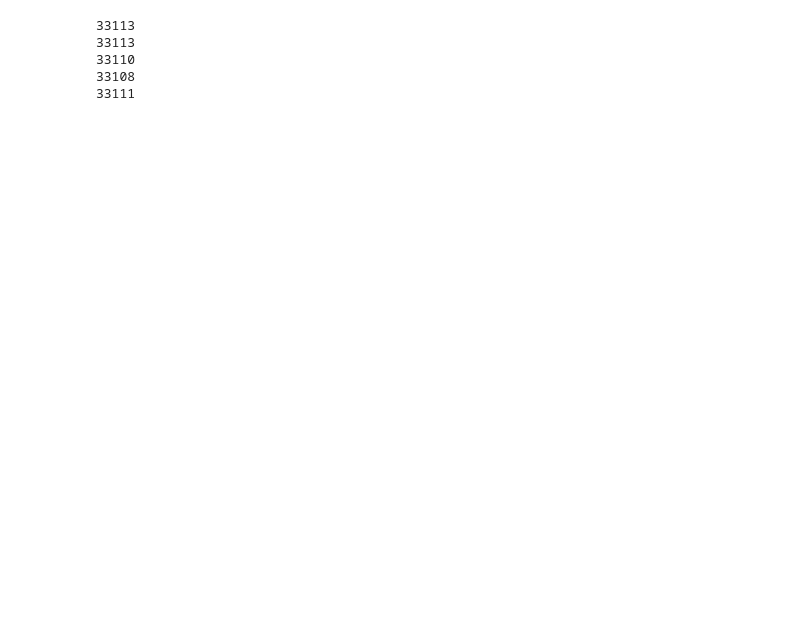
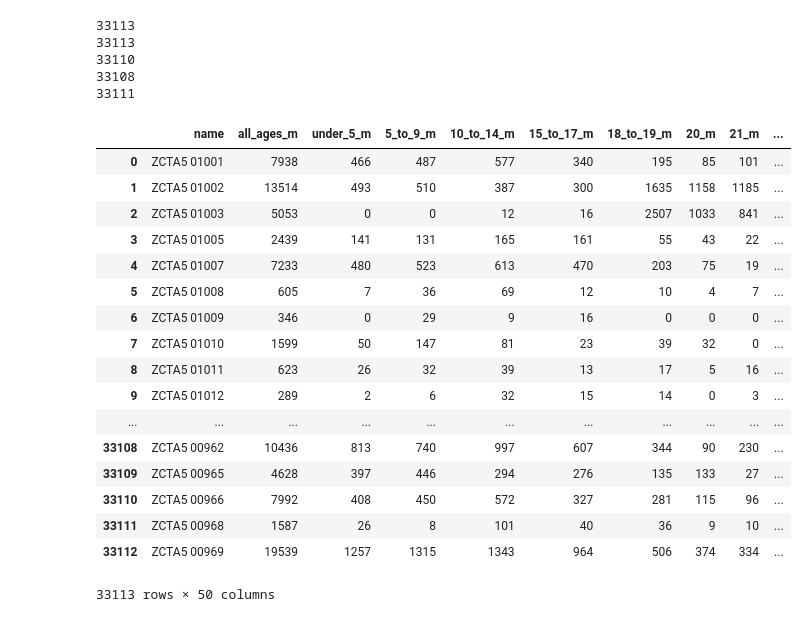
Before and after one commit to rohan-thakur1/capstone_brewing, a Jupyter notebook: notebooks/develop/2017-07-10-population-load-data/population_csv.ipynb, the cells around one changed output. Saved outputs shown, nothing was run; the diff lists cells and outputs as text; code cells hidden in the pictures; blank space fills up the shorter version.

```diff
--- a/notebooks/develop/2017-07-10-population-load-data/population_csv.ipynb
+++ b/notebooks/develop/2017-07-10-population-load-data/population_csv.ipynb
@@ -51,3 +51,24 @@ for i in range(2011,2016):
 33110
 33108
 33111
+# %%
+csv_all[2011]
+# %% [output]
+|  | name | all_ages_m | under_5_m | 5_to_9_m | 10_to_14_m | 15_to_17_m | 18_to_19_m | 20_m | 21_m | ... |
+| 0 | ZCTA5 01001 | 7938 | 466 | 487 | 577 | 340 | 195 | 85 | 101 | ... |
+| 1 | ZCTA5 01002 | 13514 | 493 | 510 | 387 | 300 | 1635 | 1158 | 1185 | ... |
+| 2 | ZCTA5 01003 | 5053 | 0 | 0 | 12 | 16 | 2507 | 1033 | 841 | ... |
+| 3 | ZCTA5 01005 | 2439 | 141 | 131 | 165 | 161 | 55 | 43 | 22 | ... |
+| 4 | ZCTA5 01007 | 7233 | 480 | 523 | 613 | 470 | 203 | 75 | 19 | ... |
+| 5 | ZCTA5 01008 | 605 | 7 | 36 | 69 | 12 | 10 | 4 | 7 | ... |
+| 6 | ZCTA5 01009 | 346 | 0 | 29 | 9 | 16 | 0 | 0 | 0 | ... |
+| 7 | ZCTA5 01010 | 1599 | 50 | 147 | 81 | 23 | 39 | 32 | 0 | ... |
+| 8 | ZCTA5 01011 | 623 | 26 | 32 | 39 | 13 | 17 | 5 | 16 | ... |
+| 9 | ZCTA5 01012 | 289 | 2 | 6 | 32 | 15 | 14 | 0 | 3 | ... |
+| ... | ... | ... | ... | ... | ... | ... | ... | ... | ... | ... |
+| 33108 | ZCTA5 00962 | 10436 | 813 | 740 | 997 | 607 | 344 | 90 | 230 | ... |
+| 33109 | ZCTA5 00965 | 4628 | 397 | 446 | 294 | 276 | 135 | 133 | 27 | ... |
+| 33110 | ZCTA5 00966 | 7992 | 408 | 450 | 572 | 327 | 281 | 115 | 96 | ... |
+| 33111 | ZCTA5 00968 | 1587 | 26 | 8 | 101 | 40 | 36 | 9 | 10 | ... |
+| 33112 | ZCTA5 00969 | 19539 | 1257 | 1315 | 1343 | 964 | 506 | 374 | 334 | ... |
+33113 rows × 50 columns
```
